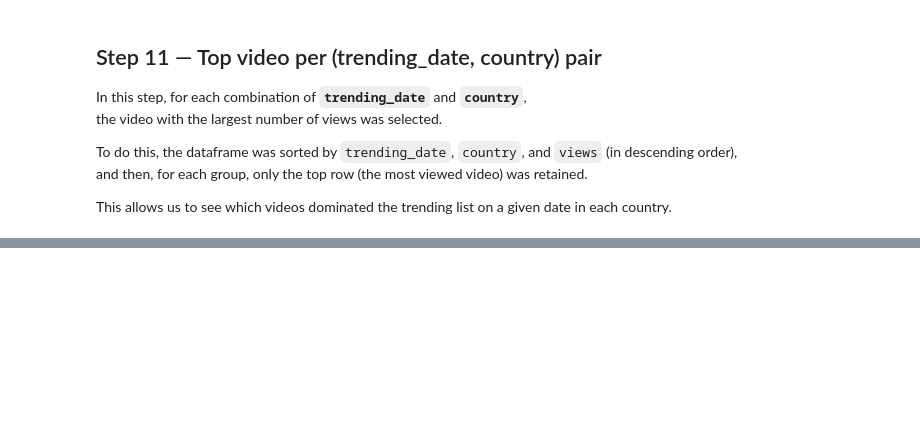
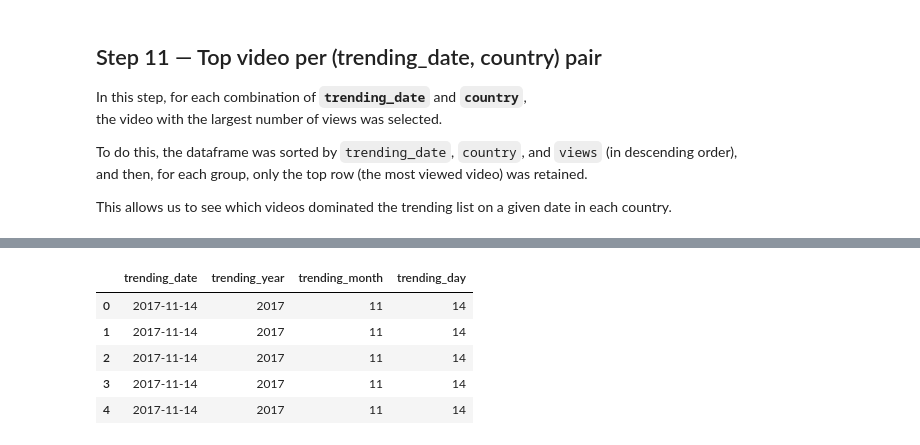
Before and after one commit to aminsaberi52/yt-trending-project-2025, a Jupyter notebook: yt-trending-project-2025.ipynb, the cells around one changed output, grey strips where cells are left out. Cells and saved outputs as stored; diff of their text form; code cells hidden in the pictures; blank space fills up the shorter version.

Commit message:
Step 12 completed: parse trending_date and generate year-month-day features

```diff
--- a/yt-trending-project-2025.ipynb
+++ b/yt-trending-project-2025.ipynb
@@ -471,0 +483,23 @@ top_video_by_date_country.head()
+# %%
+# Step 12 — Fix trending_date format and extract year, month, day
+
+# Convert trending_date using known YouTube format: YY.DD.MM
+all_videos["trending_date"] = pd.to_datetime(
+    all_videos["trending_date"],
+    format="%y.%d.%m",
+    errors="coerce"
+)
+
+# Extract date components
+all_videos["trending_year"] = all_videos["trending_date"].dt.year
+all_videos["trending_month"] = all_videos["trending_date"].dt.month
+all_videos["trending_day"] = all_videos["trending_date"].dt.day
+
+all_videos[["trending_date", "trending_year", "trending_month", "trending_day"]].head()
+# %% [output]
+|  | trending_date | trending_year | trending_month | trending_day |
+| 0 | 2017-11-14 | 2017 | 11 | 14 |
+| 1 | 2017-11-14 | 2017 | 11 | 14 |
+| 2 | 2017-11-14 | 2017 | 11 | 14 |
+| 3 | 2017-11-14 | 2017 | 11 | 14 |
+| 4 | 2017-11-14 | 2017 | 11 | 14 |
```
Also changed, not shown: parts of 1 cell of this notebook.
